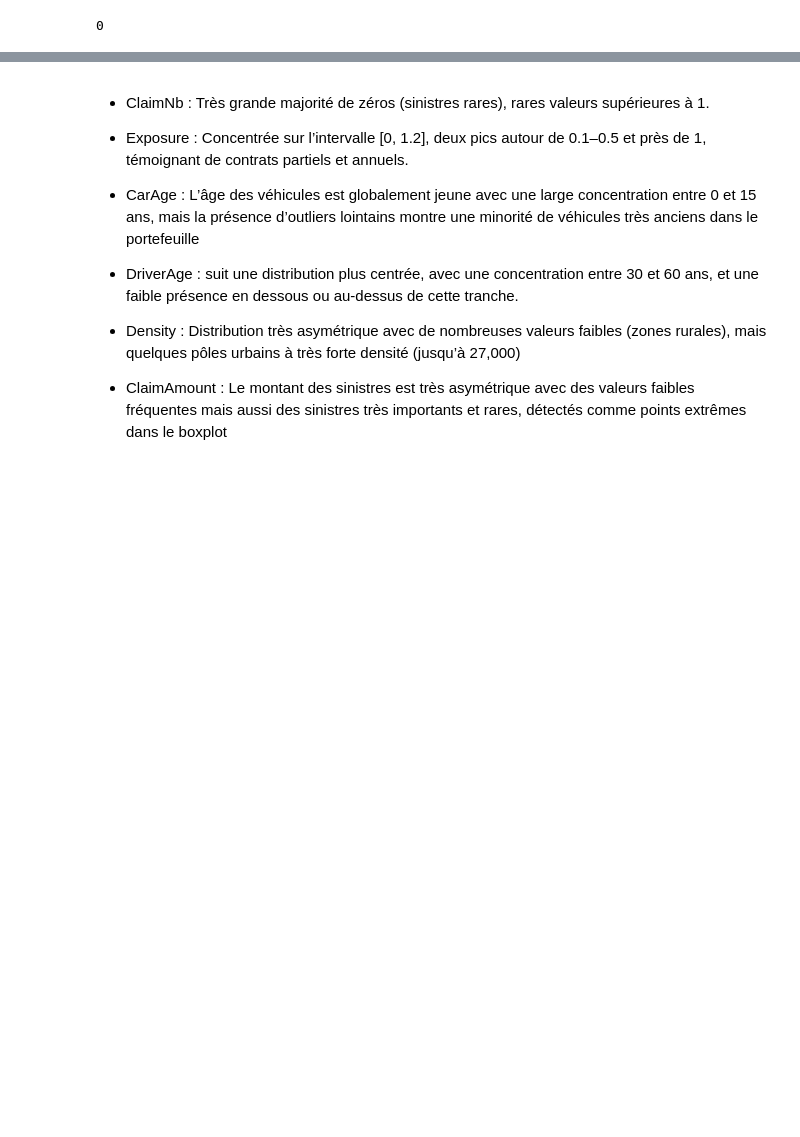
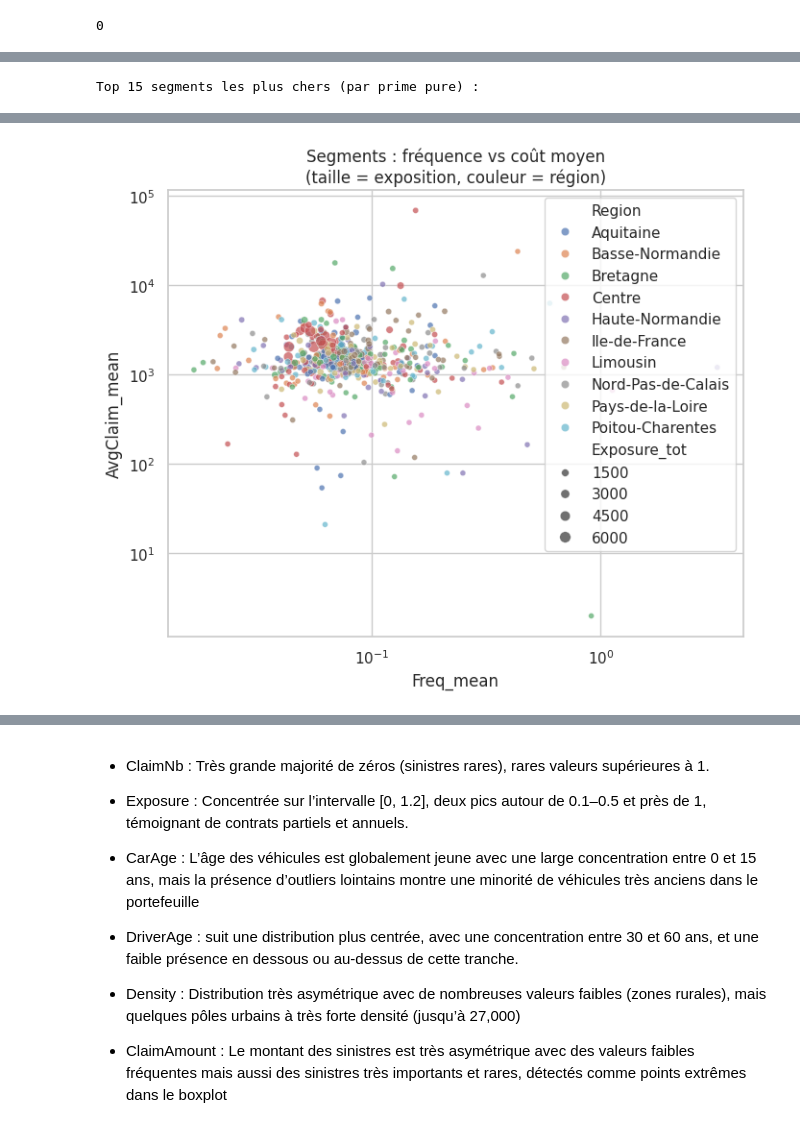
Before and after one commit to fadiblm/Projet-assurance-non-vie, a Jupyter notebook: visualisation.ipynb, the cells around one changed output, grey strips where cells are left out. Cells and saved outputs as stored; diff of their text form; code cells hidden in the pictures; blank space fills up the shorter version.

```diff
--- a/visualisation.ipynb
+++ b/visualisation.ipynb
@@ -280,0 +572,31 @@ anomalies.shape[0]
+# %%
+# ============================
+# 4. SEGMENTS LES PLUS CHERS
+# ============================
+
+# Classement par prime pure moyenne
+bt_rank = bt_pure.sort_values("PurePremium_mean", ascending=False)
+
+top_segments = bt_rank.head(15)[[
+    "DriverAgeClass","Power","Region",
+    "Exposure_tot","Freq_mean","AvgClaim_mean","PurePremium_mean"
+]]
+
+print("Top 15 segments les plus chers (par prime pure) :")
+display(top_segments)
+
+# Nuage fréquence / coût moyen
+bt_scatter = bt[(bt["Freq_mean"].notna()) & (bt["AvgClaim_mean"].notna())]
+
+plt.figure(figsize=(7,6))
+sns.scatterplot(data=bt_scatter,
+                x="Freq_mean", y="AvgClaim_mean",
+                size="Exposure_tot", hue="Region",
+                alpha=0.7)
+plt.xscale("log")
+plt.yscale("log")
+plt.title("Segments : fréquence vs coût moyen\n(taille = exposition, couleur = région)")
+plt.tight_layout()
+plt.show()
+# %% [output]
+Top 15 segments les plus chers (par prime pure) :
@@ -280,0 +619 @@ anomalies.shape[0]
+[figure, added]
```
Also changed, not shown: parts of 21 cells of this notebook.
